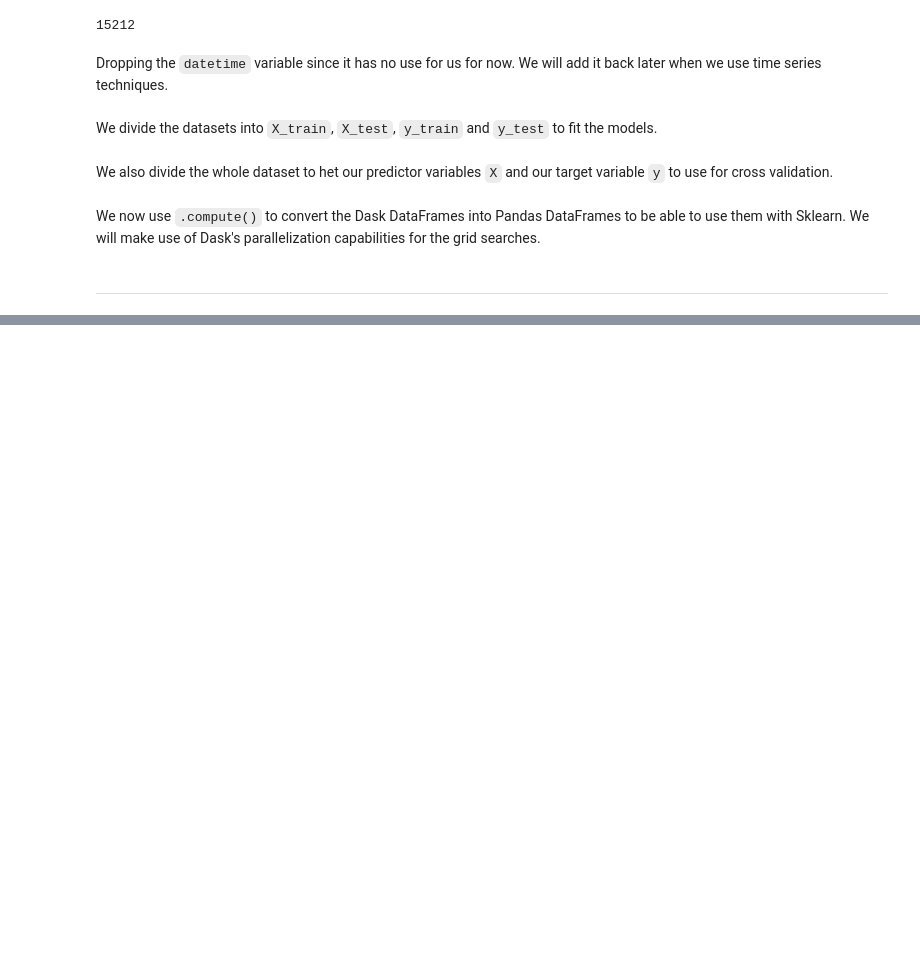
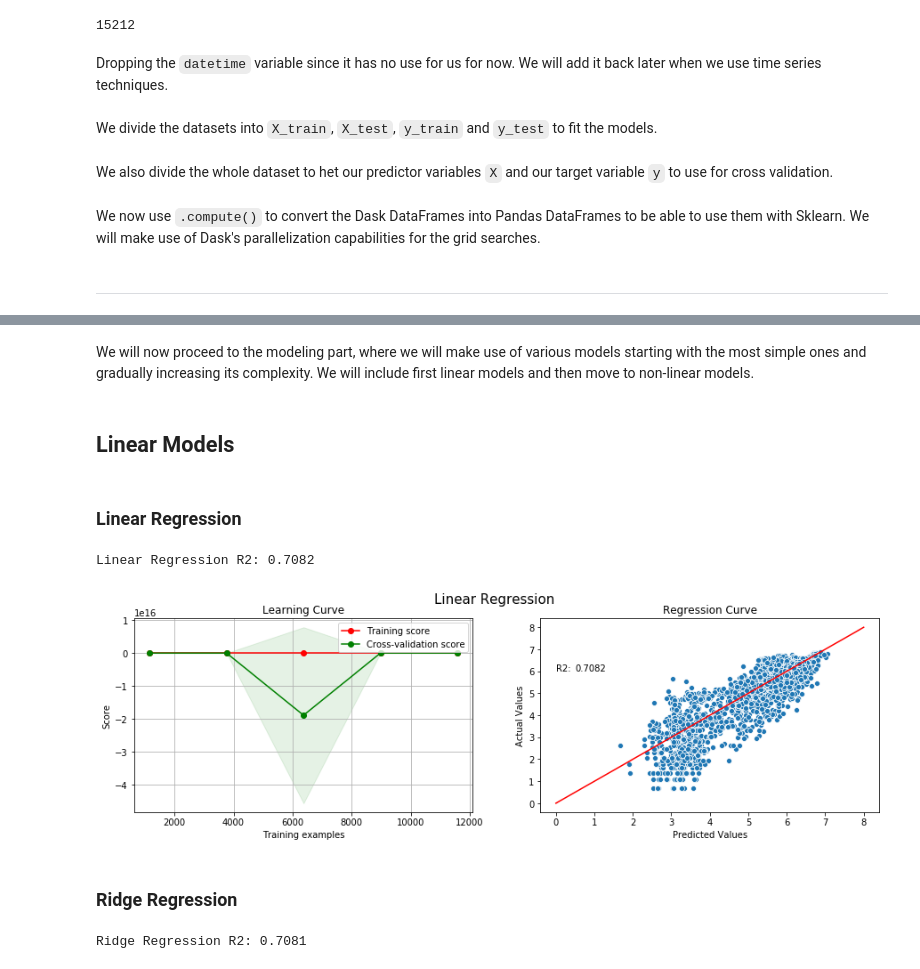
Before and after one commit to lhandal/bike_sharing_dask, a Jupyter notebook: Dask_Bike-Sharing_Leandro_Handal.ipynb, the cells around one changed output, grey strips where cells are left out. Saved outputs shown, nothing was run; the diff lists cells and outputs as text; code cells hidden in the pictures; blank space fills up the shorter version.

Commit message:
Modeling - Linear Models
Modeling with:
- Linear Regression
- Ridge Regression
- Linear SVC

```diff
--- a/Dask_Bike-Sharing_Leandro_Handal.ipynb
+++ b/Dask_Bike-Sharing_Leandro_Handal.ipynb
@@ -847,0 +850,36 @@ X_train, X_test, y_train, y_test = X_train.compute(), X_test.compute(), y_train.
+# %% [markdown]
+We will now proceed to the modeling part, where we will make use of various models starting with the most simple ones and gradually increasing its complexity. We will include first linear models and then move to non-linear models.
+# %% [markdown]
+## Linear Models<a class="anchor" id="6.2"></a>
+# %% [markdown]
+### Linear Regression<a class="anchor" id="6.2.1"></a>
+# %%
+lr = LinearRegression()
+lr_model = lr.fit(X_train, y_train)
+y_pred_lr = lr.predict(X_test)
+# %%
+lr_score = round(r2_score(y_test, y_pred_lr), 4)
+print("Linear Regression R2: {}".format(lr_score))
+# %% [output]
+Linear Regression R2: 0.7082
+# %%
+def lr_plot():
+    fig, (ax1, ax2) = plt.subplots(ncols=2, figsize=(15, 4))
+    plot_learning_curve(lr, title="Learning Curve", X=X.compute(), y=y.compute(), ax=ax1)
+    sns.scatterplot(y_pred_lr, y_test, ax=ax2)
+    ax2.set_title("Regression Curve")
+    ax2.set_ylabel("Actual Values")
+    ax2.set_xlabel("Predicted Values")
+    fig.suptitle("Linear Regression", size=15)
+    X_plot = np.linspace(0, 8, 2)
+    Y_plot = X_plot
+    ax2.plot(X_plot, Y_plot, color="r")
+    ax2.text(0, 6, "R2:")
+    ax2.text(0.5, 6, lr_score)
+
+
+lr_plot()
+# %% [output]
+[figure, added]
+# %% [markdown]
+### Ridge Regression<a class="anchor" id="6.2.3"></a>
@@ -847,0 +890,5 @@ X_train, X_test, y_train, y_test = X_train.compute(), X_test.compute(), y_train.
+# %%
+ridge_score = round(r2_score(y_test, y_pred_ridge), 4)
+print("Ridge Regression R2: {}".format(round(ridge.score(X_test, y_test), 4)))
+# %% [output]
+Ridge Regression R2: 0.7081
```
Also changed, not shown: parts of 9 cells of this notebook.
